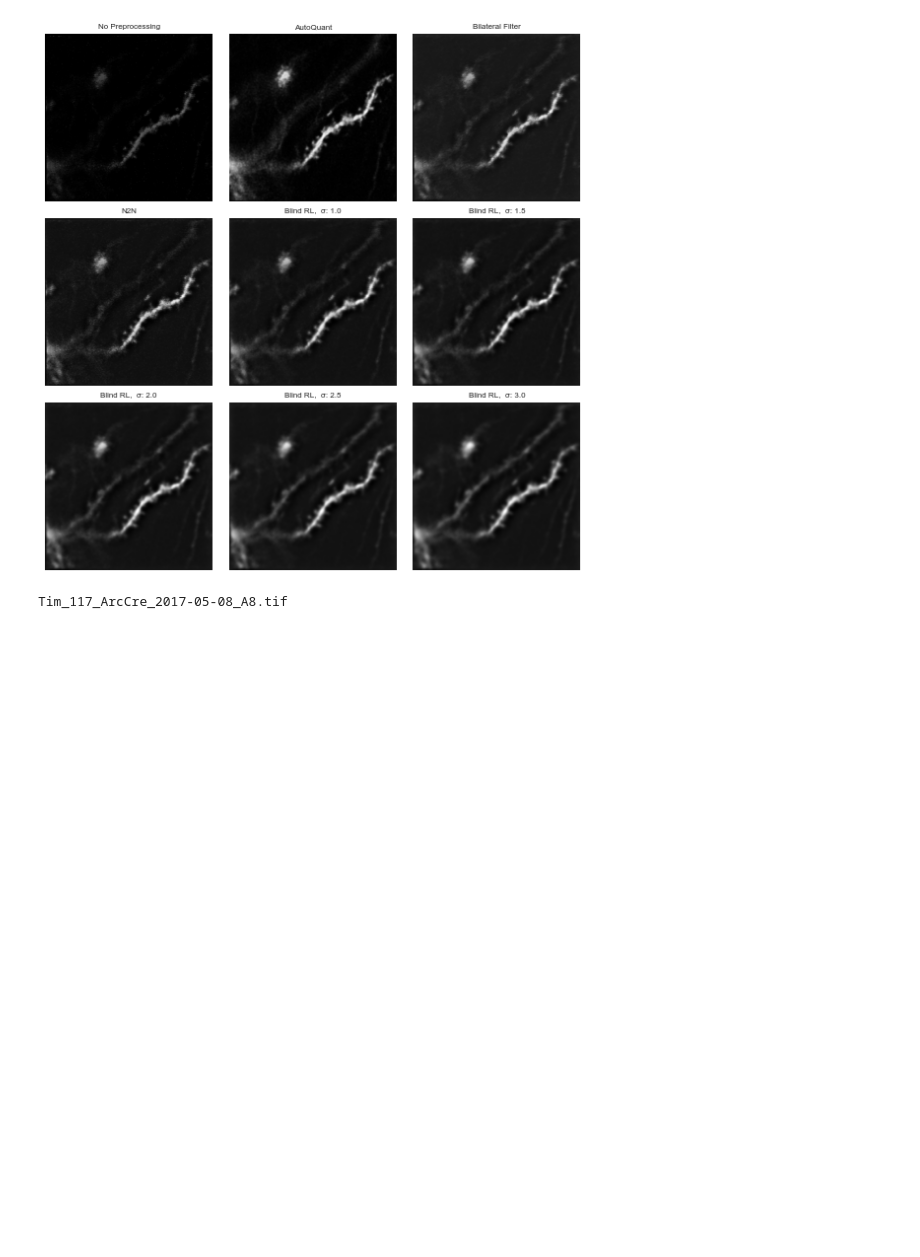
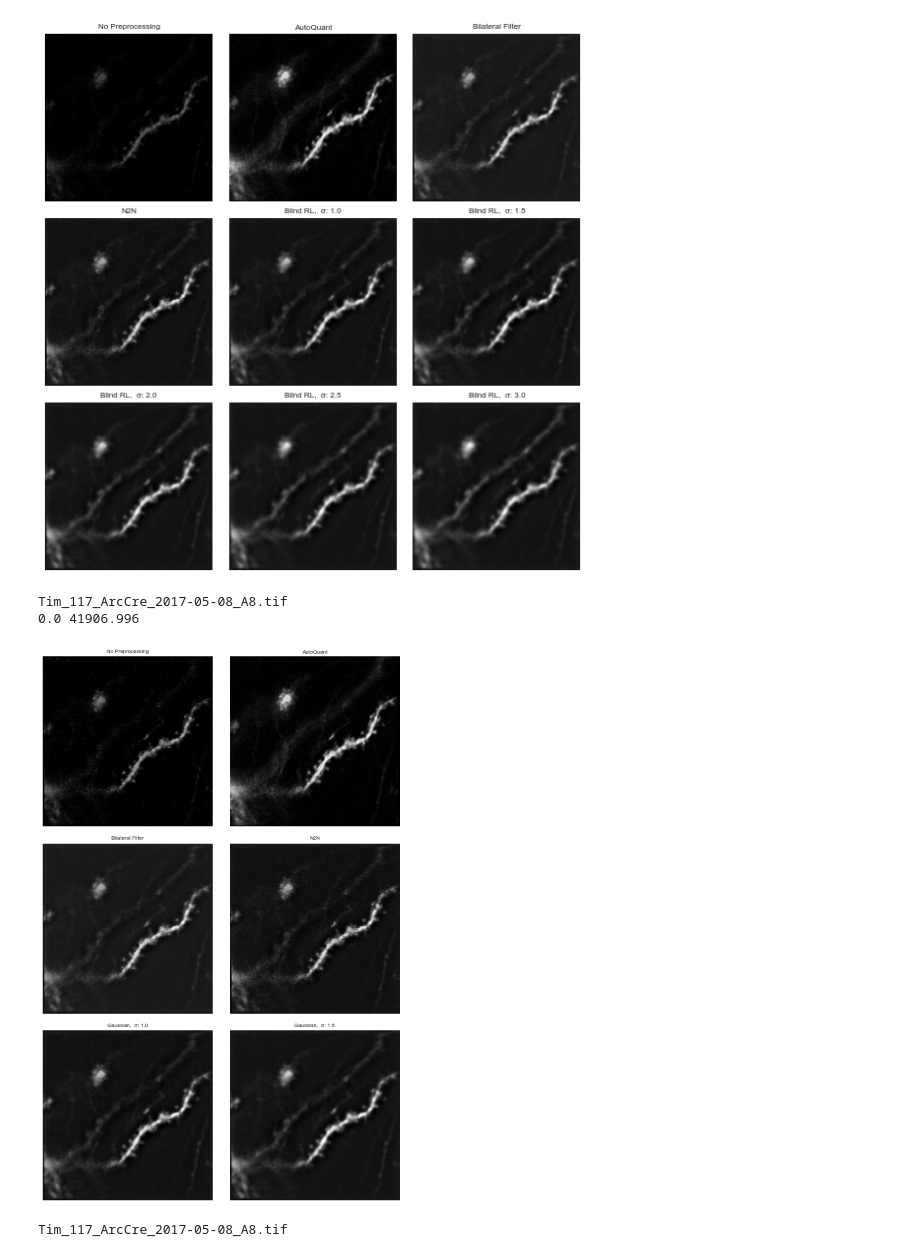
Before and after one commit to ankilab/MasterThesis_OfSpinesAndDendrites, a Jupyter notebook: Thesis_Experiments/Blind_Deconvolution.ipynb, the cells around one changed output. Saved outputs shown, nothing was run; the diff lists cells and outputs as text; code cells hidden in the pictures; blank space fills up the shorter version.

```diff
--- a/Thesis_Experiments/Blind_Deconvolution.ipynb
+++ b/Thesis_Experiments/Blind_Deconvolution.ipynb
@@ -163,6 +163,67 @@ plt.savefig('Deconv_preproc_visual_inspection.pdf',bbox_inches='tight')
 # %% [output]
 Tim_117_ArcCre_2017-05-08_A8.tif
 [figure]
+# %%
+img1 = 'Tim_117_ArcCre_2017-05-08_A8.tif'
+plane = 16
+autoquant_res='D:/jo77pihe/Registered/20220203_AutoQuant_Averaged'
+prefix = 'iter_3'
+prefix2 = 'iter_2'
+
+with paperStyle():
+    print("\033[1m" + img1 + "\033[0m")
+    fig=plt.figure()
+    fig.set_figheight(15)
+    fig.set_figwidth(10)
+
+    n_h = 3
+    n_w = 2
+    #No Preprocessing
+    f = io.imread(os.path.join(deconved_path, 'NoPre', prefix2+img1))
+    ax = fig.add_subplot(n_h, n_w, 1)
+    ax.imshow(f[plane, :, :],cmap='gray', vmin = 0, vmax = 25000.996)
+    ax.set_title('No Preprocessing')
+    ax.axis('off')
+    print(f[plane, :, :].min(), f[plane, :, :].max())
+
+    # AUtoQuant Img
+    f = io.imread(os.path.join(autoquant_res, img1))
+    ax = fig.add_subplot(n_h, n_w, 2)
+    ax.imshow(f[plane, :, :],cmap='gray')
+    ax.set_title('AutoQuant')
+    ax.axis('off')
+
+    #bilateral img
+    f = io.imread(os.path.join(deconved_path, 'Bilateral', prefix+img1))
+    ax = fig.add_subplot(n_h, n_w, 3)
+    ax.imshow(f[plane, :, :],cmap='gray')
+    ax.set_title('Bilateral Filter')
+    ax.axis('off')
+
+    # n2n Img
+    f = io.imread(os.path.join(deconved_path, 'N2N', prefix+img1))
+    ax = fig.add_subplot(n_h, n_w, 4)
+    ax.imshow(f[plane, :, :],cmap='gray')
+    ax.set_title('N2N')
+    ax.axis('off')
+
+    sm = ['1.0', '1.5']
+    for (i,l) in enumerate(sm):
+        #Blind RL img
+        f = io.imread(os.path.join(deconved_path,'Gaussian',prefix+l+'_'+img1))
+        ax = fig.add_subplot(n_h, n_w, i+5)
+        ax.imshow(f[plane, :, :],cmap='gray')
+        ax.set_title('Gaussian,  σ: ' + l)
+        ax.axis('off')
+
+        plt.subplots_adjust(wspace=0.01, hspace=0.1)
+
+plt.savefig('Deconv_preproc_visual_inspection.svg',bbox_inches='tight')
+plt.savefig('Deconv_preproc_visual_inspection.pdf',bbox_inches='tight')
+# %% [output]
+Tim_117_ArcCre_2017-05-08_A8.tif
+0.0 41906.996
+[figure, added]
 # %%
 img1 = 'Tim_117_ArcCre_2017-05-08_A8.tif'
 plane = 16
```
Also changed, not shown: parts of 11 cells of this notebook, 14 other files.
